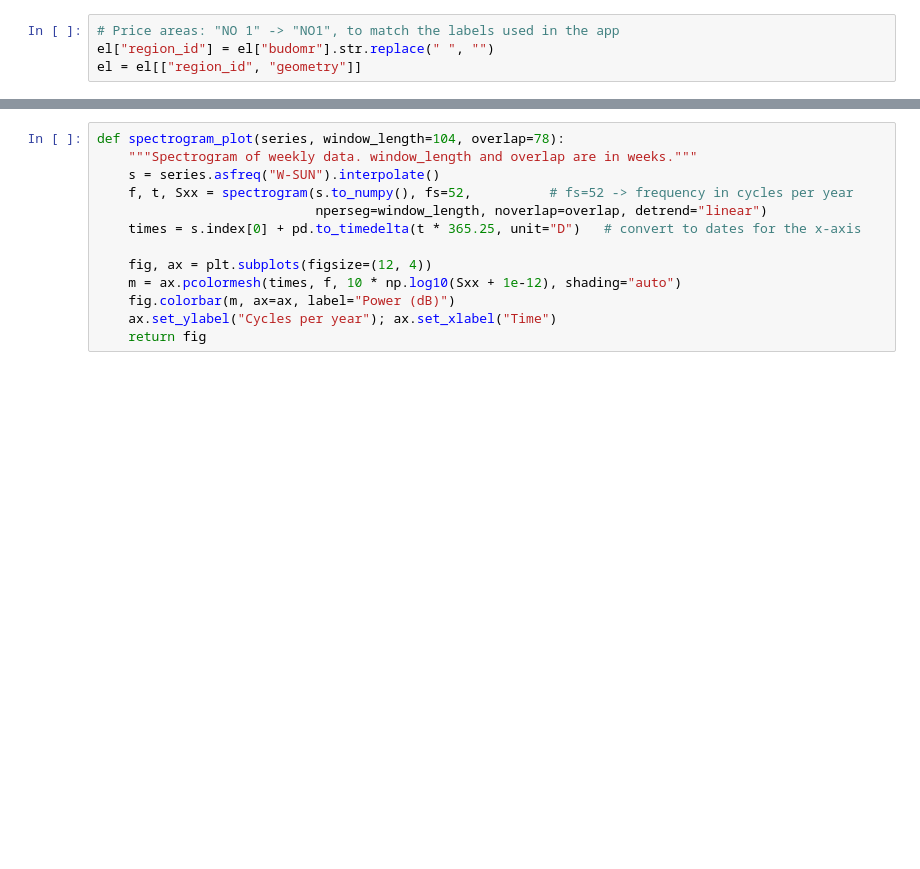
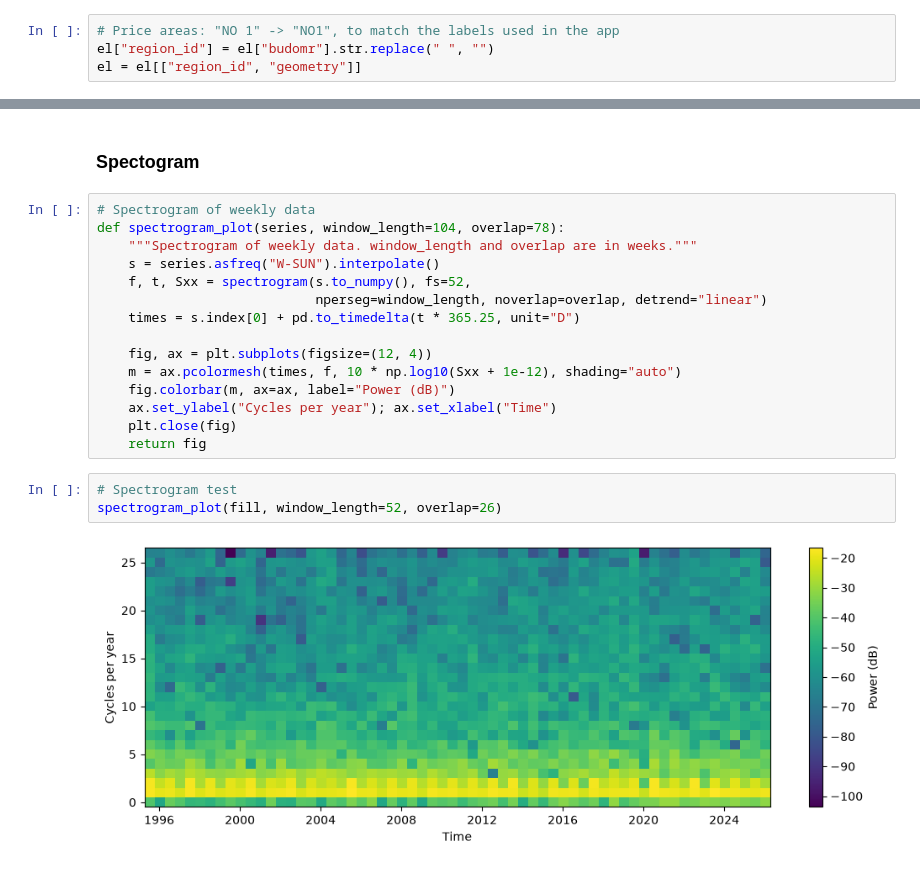
Before and after one commit to Simen03/simen03-ind320-app, a Jupyter notebook: notebooks/part3_project.ipynb, the cells around one changed output, grey strips where cells are left out. Saved outputs shown, nothing was run; the diff lists cells and outputs as text; blank space fills up the shorter version.

```diff
--- a/notebooks/part3_project.ipynb
+++ b/notebooks/part3_project.ipynb
@@ -180,13 +229,22 @@ stl_plot(fill)
+# %% [markdown]
+### Spectogram
 # %%
+# Spectrogram of weekly data
 def spectrogram_plot(series, window_length=104, overlap=78):
     """Spectrogram of weekly data. window_length and overlap are in weeks."""
     s = series.asfreq("W-SUN").interpolate()
-    f, t, Sxx = spectrogram(s.to_numpy(), fs=52,          # fs=52 -> frequency in cycles per year
+    f, t, Sxx = spectrogram(s.to_numpy(), fs=52,
                             nperseg=window_length, noverlap=overlap, detrend="linear")
-    times = s.index[0] + pd.to_timedelta(t * 365.25, unit="D")   # convert to dates for the x-axis
+    times = s.index[0] + pd.to_timedelta(t * 365.25, unit="D")
 
     fig, ax = plt.subplots(figsize=(12, 4))
     m = ax.pcolormesh(times, f, 10 * np.log10(Sxx + 1e-12), shading="auto")
     fig.colorbar(m, ax=ax, label="Power (dB)")
     ax.set_ylabel("Cycles per year"); ax.set_xlabel("Time")
+    plt.close(fig)
     return fig
+# %%
+# Spectrogram test
+spectrogram_plot(fill, window_length=52, overlap=26)
+# %% [output]
+[figure, added]
```
Also changed, not shown: parts of 15 cells of this notebook, 7 other files.
